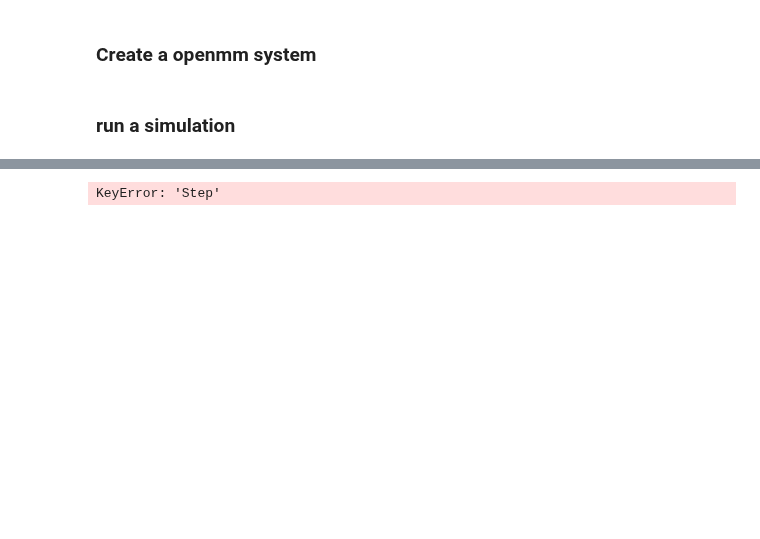
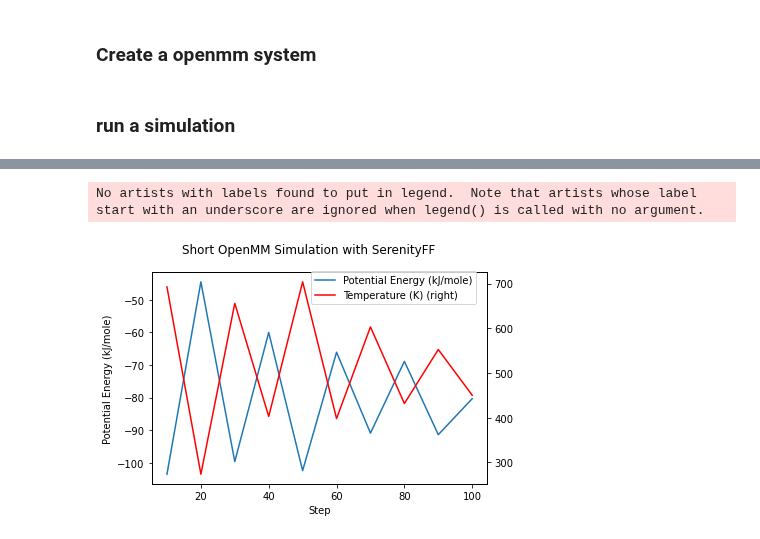
Before and after one commit to rinikerlab/DASH-tree, a Jupyter notebook: serenityff/charge/examples/05_use_sff_as_off_plugin.ipynb, the cells around one changed output, grey strips where cells are left out. Cells and saved outputs as stored; diff of their text form; code cells hidden in the pictures; blank space fills up the shorter version.

```diff
--- a/serenityff/charge/examples/05_use_sff_as_off_plugin.ipynb
+++ b/serenityff/charge/examples/05_use_sff_as_off_plugin.ipynb
@@ -68,6 +79,18 @@ df_openmm
-# %%
-df_openmm.plot(x="Step", y="Potential Energy (kJ/mole)")
-# %% [output]
-KeyError: 'Step'
+# %%
+fig, ax = plt.subplots()
+ax1 = ax.twinx()
+df_openmm.plot(x='#"Step"', y="Potential Energy (kJ/mole)", ax=ax)
+df_openmm.plot(x='#"Step"', y="Temperature (K)", ax=ax1, secondary_y=True, color="red")
+ax.set_ylabel("Potential Energy (kJ/mole)")
+ax1.set_ylabel("Temperature (K)")
+ax.set_xlabel("Step")
+fig.suptitle("Short OpenMM Simulation with SerenityFF")
+ax.legend().remove()
+ax1.legend().remove()
+fig.legend(loc="upper right", bbox_to_anchor=(0.9, 0.9))
+plt.show()
+# %% [output]
+No artists with labels found to put in legend.  Note that artists whose label start with an underscore are ignored when legend() is called with no argument.
+[figure, added]
 # %%
 os.remove("./example_openmm.csv")
```
Also changed, not shown: parts of 4 cells of this notebook, 3 other files.
